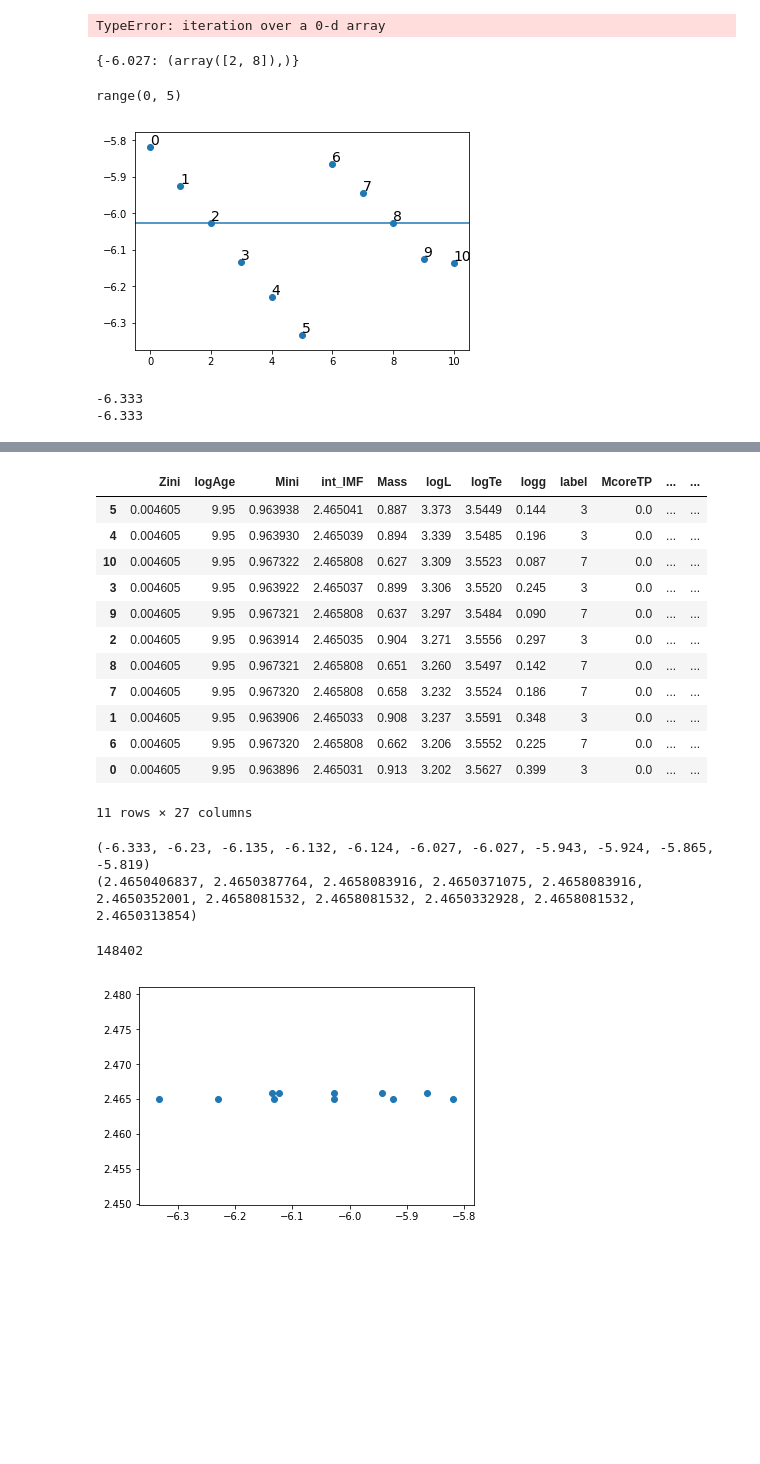
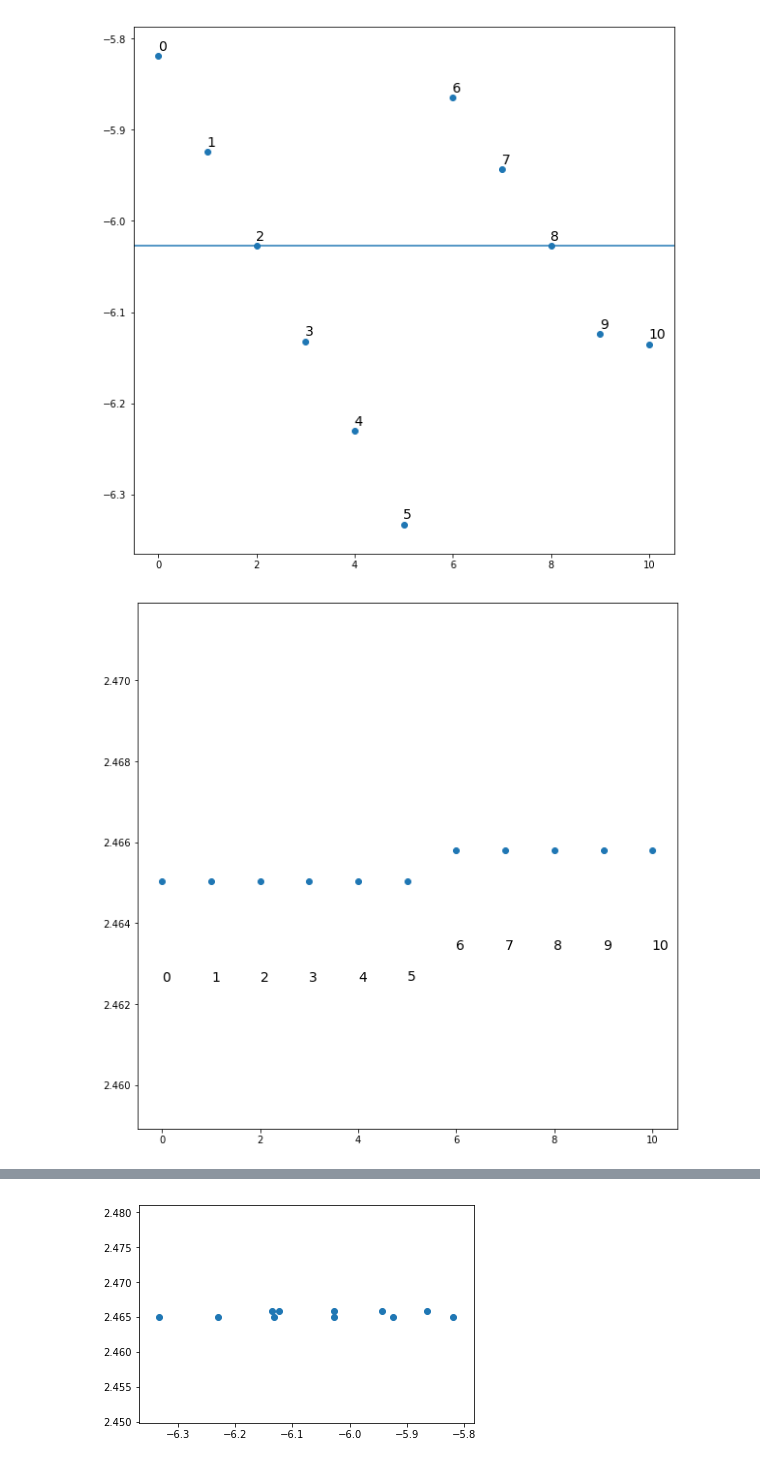
Before and after one commit to JoshuaPovick/depLMC_Structure, a Jupyter notebook: Calculate_Stellar_Field_Mass.ipynb, the cells around one changed output, grey strips where cells are left out. Cells and saved outputs as stored; diff of their text form; code cells hidden in the pictures; blank space fills up the shorter version.

```diff
--- a/Calculate_Stellar_Field_Mass.ipynb
+++ b/Calculate_Stellar_Field_Mass.ipynb
@@ -70,7 +54,7 @@ import matplotlib.pyplot as plt
 # %%
-parsecall = ascii.read('/Users/joshpovick/Desktop/Research/Magellanic_Ages/logisochrones.dat',format='basic', delimiter='\s')
-rgb = np.where(parsecall['label']==3)
-parsec = parsecall[rgb]
+# parsecall = ascii.read('/Users/joshpovick/Desktop/Research/Magellanic_Ages/logisochrones.dat',format='basic', delimiter='\s')
+# rgb = np.where(parsecall['label']==3)
+# parsec = parsecall[rgb]
 # %%
 lmcdr16 = fits.getdata('/Users/joshpovick/Desktop/Research/LMC_Structure/lmc_rgbmembers_r13-l33-58672.fits',1)
 clnr = np.where((lmcdr16['FE_H']>-9999.0)&(lmcdr16['AK_TARG']>-9999.0)&(lmcdr16['LOGG']>0.0)&\
@@ -134,3 +115,0 @@ print(apogee_field_mass(8.7,-0.6,max(corabsH[lmc9]),min(corabsH[lmc9]),clndr16[l
-# %%
-single_iso = np.where((parsec['Zini']==z_iso)&(parsec['logAge']==age_iso)&(parsec['Hmag']<=maxabsH))
-#parsec[single_iso]['Hmag']
@@ -199,30 +116,31 @@ print((selectfunc*number)/diff_IMF)
-# %%
-list(ex(minabsH))
-# %% [output]
-TypeError: iteration over a 0-d array
-# %%
-a,b = dups(parsec[single_iso]['Hmag'])
-print(b)
-# %% [output]
-{-6.027: (array([2, 8]),)}
-# %%
-test = np.where(parsec[single_iso]['Hmag']==min(parsec[single_iso]['Hmag']))
-
-range(10)[0:int(np.squeeze(test))]
-# %% [output]
-range(0, 5)
 # %%
+plt.figure(figsize=[10,10])
 plt.scatter(range(len(parsec[single_iso]['Hmag'])),parsec[single_iso]['Hmag'])
 for j in range(len(parsec[single_iso])):
     plt.text(range(len(parsec[single_iso]['Hmag']))[j]*(1.0-0.001),
              parsec[single_iso]['Hmag'][j]*(1.0-0.001),range(len(parsec[single_iso]))[j],
              fontsize=14)
 plt.axhline(-6.027)
 plt.show()
 
-print(min(parsec[single_iso]['Hmag']))
-print(parsec[single_iso]['Hmag'][5])
+plt.figure(figsize=[10,10])
+plt.scatter(range(len(parsec[single_iso]['int_IMF'])),parsec[single_iso]['int_IMF'])
+for j in range(len(parsec[single_iso])):
+    plt.text(range(len(parsec[single_iso]['int_IMF']))[j]*(1.0-0.001),
+             parsec[single_iso]['int_IMF'][j]*(1.0-0.001),range(len(parsec[single_iso]))[j],
+             fontsize=14)
+# plt.axhline(-6.027)
+plt.show()
+
+plt.figure(figsize=[10,10])
+plt.scatter(parsec[single_iso]['Hmag'],parsec[single_iso]['int_IMF'])
+for j in range(len(parsec[single_iso])):
+    plt.text(parsec[single_iso]['Hmag'][j]*(1.0-0.001),parsec[single_iso]['int_IMF'][j]*(1.0-0.001),
+             range(len(parsec[single_iso]))[j],fontsize=14)
+plt.show()
+
+# print(min(parsec[single_iso]['Hmag']))
+# print(parsec[single_iso]['Hmag'][5])
 # %% [output]
-[figure, old version]
+[figure, new version]
--6.333
--6.333
+[figure, added]
@@ -231,16 +147,0 @@ import pandas as pd
-# %%
-(Table(parsec[single_iso]).to_pandas()).sort_values(by='Hmag')
-# %% [output]
-|  | Zini | logAge | Mini | int_IMF | Mass | logL | logTe | logg | label | McoreTP | ... | ... |
-| 5 | 0.004605 | 9.95 | 0.963938 | 2.465041 | 0.887 | 3.373 | 3.5449 | 0.144 | 3 | 0.0 | ... | ... |
-| 4 | 0.004605 | 9.95 | 0.963930 | 2.465039 | 0.894 | 3.339 | 3.5485 | 0.196 | 3 | 0.0 | ... | ... |
-| 10 | 0.004605 | 9.95 | 0.967322 | 2.465808 | 0.627 | 3.309 | 3.5523 | 0.087 | 7 | 0.0 | ... | ... |
-| 3 | 0.004605 | 9.95 | 0.963922 | 2.465037 | 0.899 | 3.306 | 3.5520 | 0.245 | 3 | 0.0 | ... | ... |
-| 9 | 0.004605 | 9.95 | 0.967321 | 2.465808 | 0.637 | 3.297 | 3.5484 | 0.090 | 7 | 0.0 | ... | ... |
-| 2 | 0.004605 | 9.95 | 0.963914 | 2.465035 | 0.904 | 3.271 | 3.5556 | 0.297 | 3 | 0.0 | ... | ... |
-| 8 | 0.004605 | 9.95 | 0.967321 | 2.465808 | 0.651 | 3.260 | 3.5497 | 0.142 | 7 | 0.0 | ... | ... |
-| 7 | 0.004605 | 9.95 | 0.967320 | 2.465808 | 0.658 | 3.232 | 3.5524 | 0.186 | 7 | 0.0 | ... | ... |
-| 1 | 0.004605 | 9.95 | 0.963906 | 2.465033 | 0.908 | 3.237 | 3.5591 | 0.348 | 3 | 0.0 | ... | ... |
-| 6 | 0.004605 | 9.95 | 0.967320 | 2.465808 | 0.662 | 3.206 | 3.5552 | 0.225 | 7 | 0.0 | ... | ... |
-| 0 | 0.004605 | 9.95 | 0.963896 | 2.465031 | 0.913 | 3.202 | 3.5627 | 0.399 | 3 | 0.0 | ... | ... |
-11 rows × 27 columns
@@ -255,15 +148,3 @@ inter_iso = interp1d(x1,y1,kind='slinear',bounds_error=True,fill_value=(np.nan,n
-# %%
-from scipy.interpolate import CubicSpline
-# CubicSpline(x1,y1)
-print(x1)
-print(y1)
-# %% [output]
-(-6.333, -6.23, -6.135, -6.132, -6.124, -6.027, -6.027, -5.943, -5.924, -5.865, -5.819)
-(2.4650406837, 2.4650387764, 2.4658083916, 2.4650371075, 2.4658083916, 2.4650352001, 2.4658081532, 2.4658081532, 2.4650332928, 2.4658081532, 2.4650313854)
-# %%
-len(parsecall)
-# %% [output]
-148402
 # %%
 plt.scatter(x1,y1)
 plt.show()
```
Also changed, not shown: parts of 18 cells of this notebook, 3 other files.
